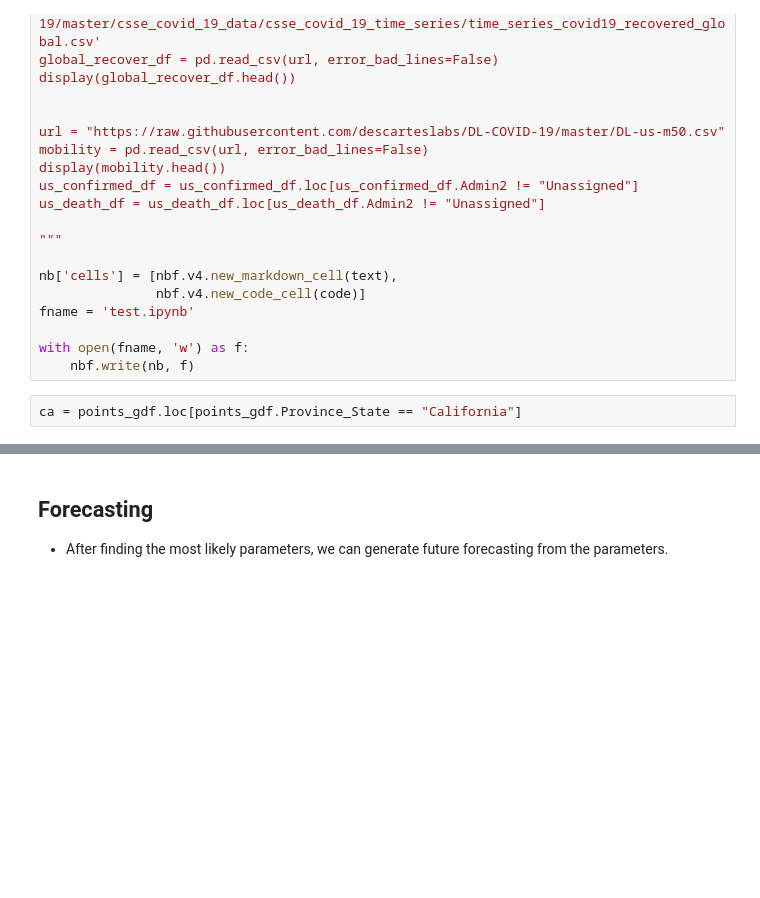
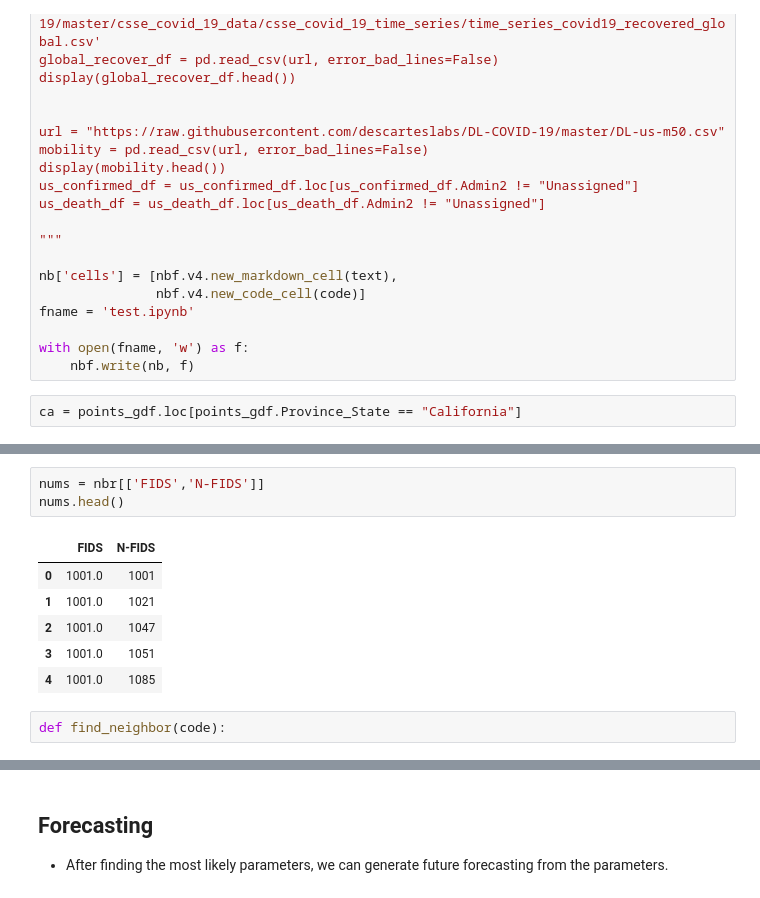
Before and after one commit to wendyw1999/epidemiology_capstone_project, a Jupyter notebook: notebooks/Stimulation 2.ipynb, the cells around one changed output, grey strips where cells are left out. Cells and saved outputs as stored; diff of their text form; blank space fills up the shorter version.

Commit message:
find neighbors

```diff
--- a/notebooks/Stimulation 2.ipynb
+++ b/notebooks/Stimulation 2.ipynb
@@ -401,0 +506,12 @@ ca = points_gdf.loc[points_gdf.Province_State == "California"]
+# %%
+nums = nbr[['FIDS','N-FIDS']]
+nums.head()
+# %% [output]
+|  | FIDS | N-FIDS |
+| 0 | 1001.0 | 1001 |
+| 1 | 1001.0 | 1021 |
+| 2 | 1001.0 | 1047 |
+| 3 | 1001.0 | 1051 |
+| 4 | 1001.0 | 1085 |
+# %%
+def find_neighbor(code):
```
Also changed, not shown: parts of 15 cells of this notebook, 5 other files.
